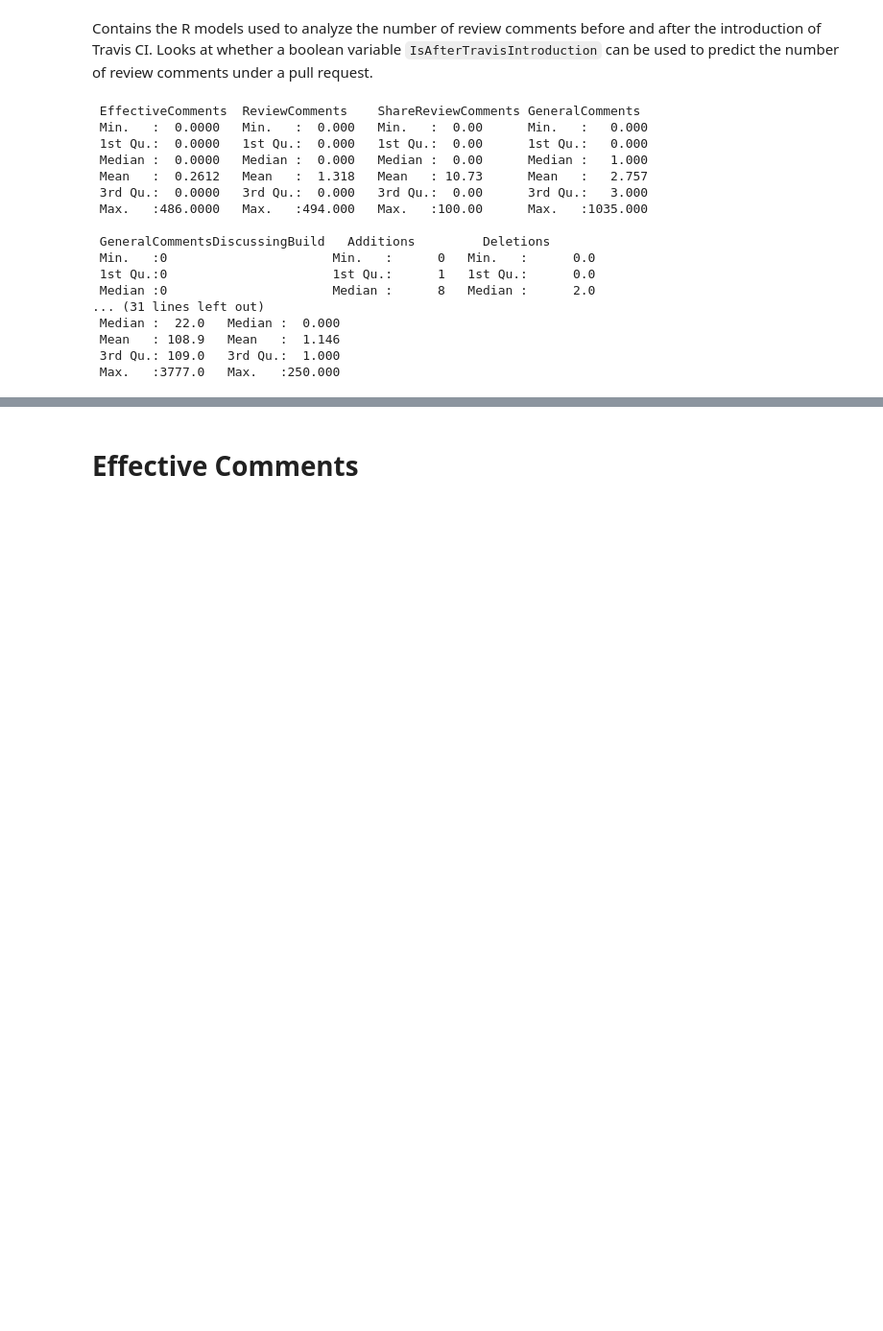
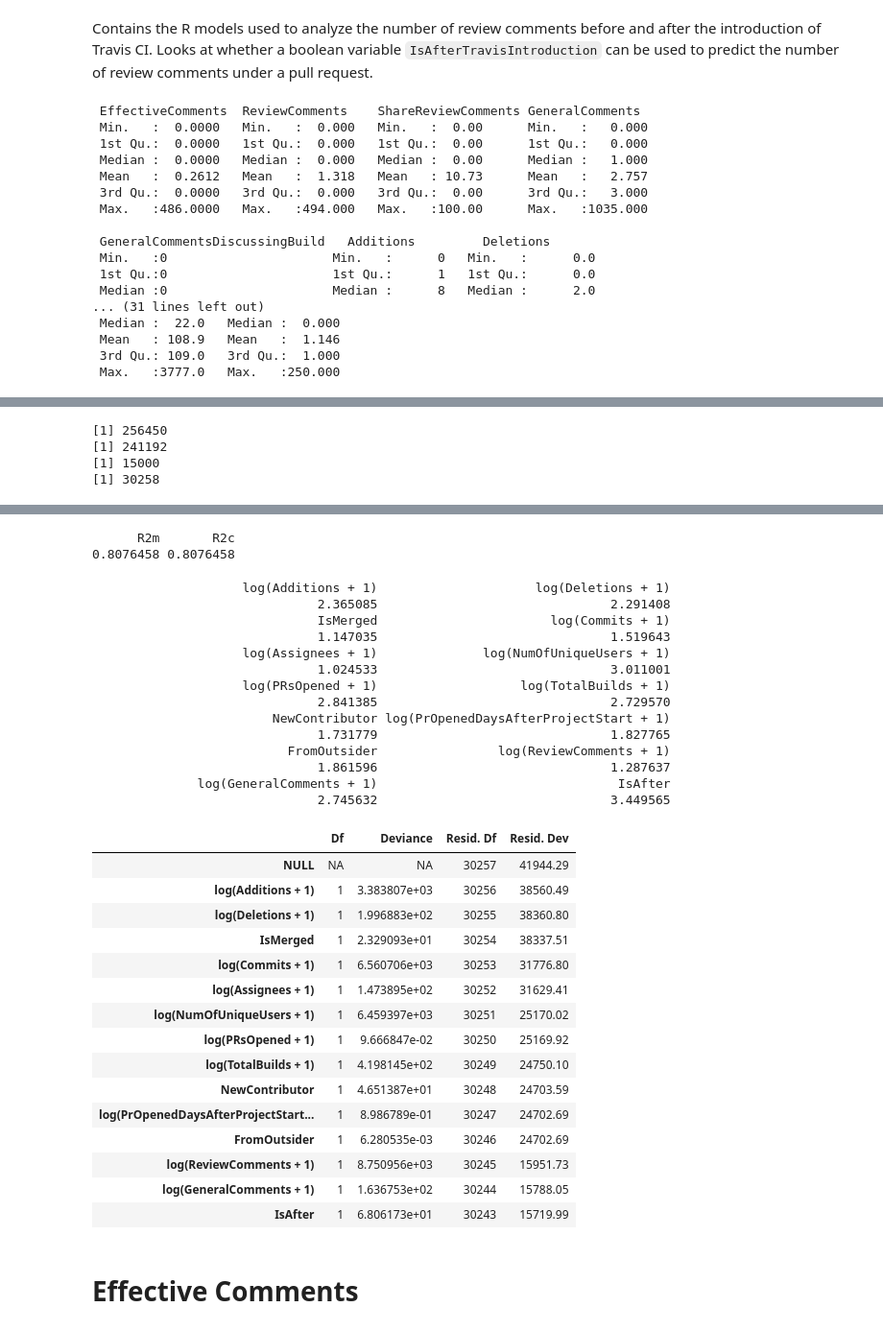
Before and after one commit to TheDutchDevil/code_reviews, a Jupyter notebook: analysis/share_of_comments_models.ipynb, the cells around one changed output, grey strips where cells are left out. Shown at 96% size. Drawn from its saved outputs; the diff is of its cells as text; code cells hidden in the pictures; blank space fills up the shorter version.

```diff
--- a/analysis/share_of_comments_models.ipynb
+++ b/analysis/share_of_comments_models.ipynb
@@ -140,0 +144,42 @@ summary(hasEffectiveCommentsAndFromOutsider)
+# %%
+zerosdf <- sqldf("select *
+                      from 'NumOfReviewCommentsData'
+                      where EffectiveComments = 0")
+print(nrow(NumOfReviewCommentsData))
+print(nrow(zerosdf))
+
+sampledZerosdf <- zerosdf[sample(nrow(zerosdf), 15000),]
+
+print(nrow(sampledZerosdf))
+
+combined <- rbind(sampledZerosdf, hasEffectiveComments)
+
+print(nrow(combined))
+
+hurdleModel = glm((EffectiveComments > 0) ~
+            log(Additions + 1) +
+            log(Deletions + 1) +
+            IsMerged +
+            log(Commits + 1) +
+            log(Assignees + 1) +
+            #log(ChangedFiles + 1) +
+            log(NumOfUniqueUsers + 1) +
+            log(PRsOpened + 1) +
+            log(TotalBuilds + 1) +
+            NewContributor +
+            log(PrOpenedDaysAfterProjectStart + 1) +
+            FromOutsider +
+            log(ReviewComments + 1) +
+            log(GeneralComments + 1) +
+            IsAfter ,
+          data= combined,
+                 family = 'binomial')
+summary(hurdleModel)
+r.squaredGLMM(hurdleModel)
+vif(hurdleModel)
+anova(hurdleModel)
+# %% [output]
+[1] 256450
+[1] 241192
+[1] 15000
+[1] 30258
@@ -141,3 +203,35 @@ summary(hasEffectiveCommentsAndFromOutsider)
+      R2m       R2c
+0.8076458 0.8076458
+                    log(Additions + 1)                     log(Deletions + 1)
+                              2.365085                               2.291408
+                              IsMerged                       log(Commits + 1)
+                              1.147035                               1.519643
+                    log(Assignees + 1)              log(NumOfUniqueUsers + 1)
+                              1.024533                               3.011001
+                    log(PRsOpened + 1)                   log(TotalBuilds + 1)
+                              2.841385                               2.729570
+                        NewContributor log(PrOpenedDaysAfterProjectStart + 1)
+                              1.731779                               1.827765
+                          FromOutsider                log(ReviewComments + 1)
+                              1.861596                               1.287637
+              log(GeneralComments + 1)                                IsAfter
+                              2.745632                               3.449565
+|  | Df | Deviance | Resid. Df | Resid. Dev |
+| NULL | NA | NA | 30257 | 41944.29 |
+| log(Additions + 1) | 1 | 3.383807e+03 | 30256 | 38560.49 |
+| log(Deletions + 1) | 1 | 1.996883e+02 | 30255 | 38360.80 |
+| IsMerged | 1 | 2.329093e+01 | 30254 | 38337.51 |
+| log(Commits + 1) | 1 | 6.560706e+03 | 30253 | 31776.80 |
+| log(Assignees + 1) | 1 | 1.473895e+02 | 30252 | 31629.41 |
+| log(NumOfUniqueUsers + 1) | 1 | 6.459397e+03 | 30251 | 25170.02 |
+| log(PRsOpened + 1) | 1 | 9.666847e-02 | 30250 | 25169.92 |
+| log(TotalBuilds + 1) | 1 | 4.198145e+02 | 30249 | 24750.10 |
+| NewContributor | 1 | 4.651387e+01 | 30248 | 24703.59 |
+| log(PrOpenedDaysAfterProjectStart... | 1 | 8.986789e-01 | 30247 | 24702.69 |
+| FromOutsider | 1 | 6.280535e-03 | 30246 | 24702.69 |
+| log(ReviewComments + 1) | 1 | 8.750956e+03 | 30245 | 15951.73 |
+| log(GeneralComments + 1) | 1 | 1.636753e+02 | 30244 | 15788.05 |
+| IsAfter | 1 | 6.806173e+01 | 30243 | 15719.99 |
 # %% [markdown]
 # Effective Comments
 # %%
```
Also changed, not shown: parts of 7 cells of this notebook, 3 other files.
